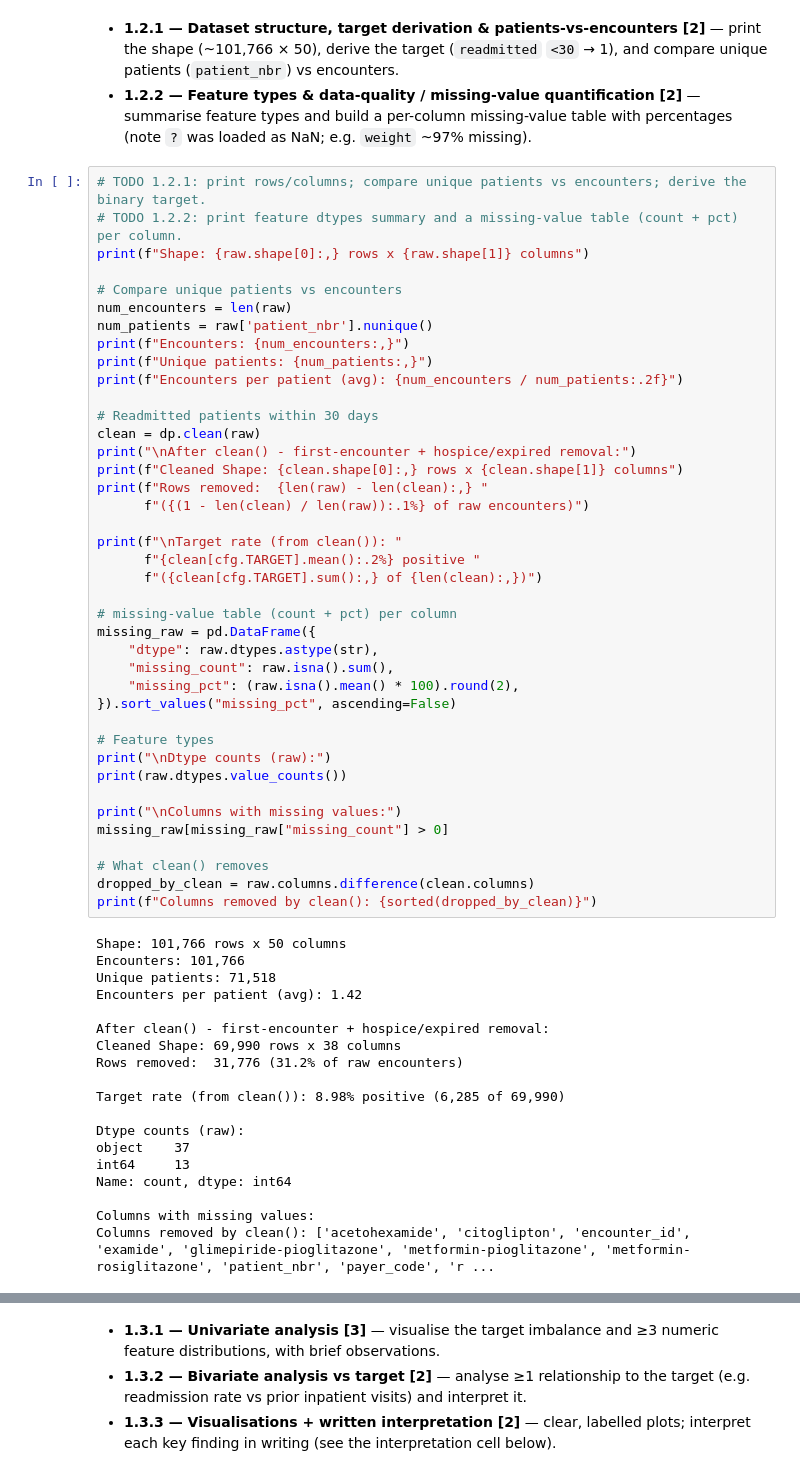
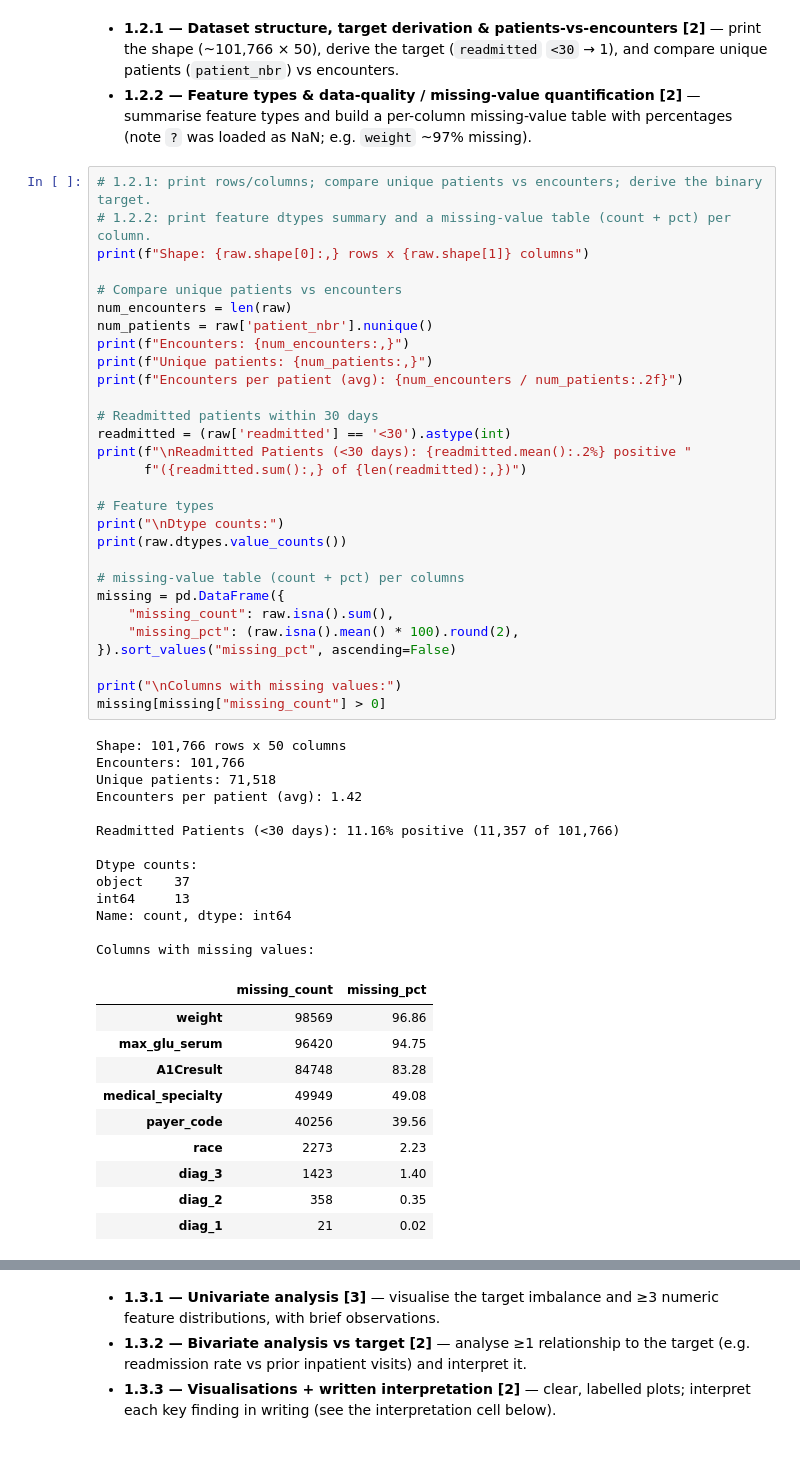
Before and after one commit to junghoona/hospital-readmission-prediction, a Jupyter notebook: Data_Preparation.ipynb, the cells around one changed output, grey strips where cells are left out. Drawn from its saved outputs; the diff is of its cells as text.

```diff
--- a/Data_Preparation.ipynb
+++ b/Data_Preparation.ipynb
@@ -47,62 +63,56 @@ raw.head(3)
 - **1.2.1 — Dataset structure, target derivation & patients-vs-encounters [2]** — print the shape (~101,766 × 50), derive the target (`readmitted` `<30` → 1), and compare unique patients (`patient_nbr`) vs encounters.
 - **1.2.2 — Feature types & data-quality / missing-value quantification [2]** — summarise feature types and build a per-column missing-value table with percentages (note `?` was loaded as NaN; e.g. `weight` ~97% missing).
 # %%
-# TODO 1.2.1: print rows/columns; compare unique patients vs encounters; derive the binary target.
-# TODO 1.2.2: print feature dtypes summary and a missing-value table (count + pct) per column.
+# 1.2.1: print rows/columns; compare unique patients vs encounters; derive the binary target.
+# 1.2.2: print feature dtypes summary and a missing-value table (count + pct) per column.
 print(f"Shape: {raw.shape[0]:,} rows x {raw.shape[1]} columns")
 
 # Compare unique patients vs encounters
 num_encounters = len(raw)
 num_patients = raw['patient_nbr'].nunique()
 print(f"Encounters: {num_encounters:,}")
 print(f"Unique patients: {num_patients:,}")
 print(f"Encounters per patient (avg): {num_encounters / num_patients:.2f}")
 
 # Readmitted patients within 30 days
-clean = dp.clean(raw)
-print("\nAfter clean() - first-encounter + hospice/expired removal:")
-print(f"Cleaned Shape: {clean.shape[0]:,} rows x {clean.shape[1]} columns")
-print(f"Rows removed:  {len(raw) - len(clean):,} "
-      f"({(1 - len(clean) / len(raw)):.1%} of raw encounters)")
+readmitted = (raw['readmitted'] == '<30').astype(int)
+print(f"\nReadmitted Patients (<30 days): {readmitted.mean():.2%} positive "
+      f"({readmitted.sum():,} of {len(readmitted):,})")
 
-print(f"\nTarget rate (from clean()): "
-      f"{clean[cfg.TARGET].mean():.2%} positive "
-      f"({clean[cfg.TARGET].sum():,} of {len(clean):,})")
+# Feature types
+print("\nDtype counts:")
+print(raw.dtypes.value_counts())
 
-# missing-value table (count + pct) per column
-missing_raw = pd.DataFrame({
-    "dtype": raw.dtypes.astype(str),
+# missing-value table (count + pct) per columns
+missing = pd.DataFrame({
     "missing_count": raw.isna().sum(),
     "missing_pct": (raw.isna().mean() * 100).round(2),
 }).sort_values("missing_pct", ascending=False)
 
-# Feature types
-print("\nDtype counts (raw):")
-print(raw.dtypes.value_counts())
-
 print("\nColumns with missing values:")
-missing_raw[missing_raw["missing_count"] > 0]
-
-# What clean() removes
-dropped_by_clean = raw.columns.difference(clean.columns)
-print(f"Columns removed by clean(): {sorted(dropped_by_clean)}")
+missing[missing["missing_count"] > 0]
 # %% [output]
 Shape: 101,766 rows x 50 columns
 Encounters: 101,766
 Unique patients: 71,518
 Encounters per patient (avg): 1.42
 
-After clean() - first-encounter + hospice/expired removal:
-Cleaned Shape: 69,990 rows x 38 columns
-Rows removed:  31,776 (31.2% of raw encounters)
+Readmitted Patients (<30 days): 11.16% positive (11,357 of 101,766)
 
-Target rate (from clean()): 8.98% positive (6,285 of 69,990)
-
-Dtype counts (raw):
+Dtype counts:
 object    37
 int64     13
 Name: count, dtype: int64
 
 Columns with missing values:
-Columns removed by clean(): ['acetohexamide', 'citoglipton', 'encounter_id', 'examide', 'glimepiride-pioglitazone', 'metformin-pioglitazone', 'metformin-rosiglitazone', 'patient_nbr', 'payer_code', 'r ...
+|  | missing_count | missing_pct |
+| weight | 98569 | 96.86 |
+| max_glu_serum | 96420 | 94.75 |
+| A1Cresult | 84748 | 83.28 |
+| medical_specialty | 49949 | 49.08 |
+| payer_code | 40256 | 39.56 |
+| race | 2273 | 2.23 |
+| diag_3 | 1423 | 1.40 |
+| diag_2 | 358 | 0.35 |
+| diag_1 | 21 | 0.02 |
 # %% [markdown]
```
Also changed, not shown: parts of 15 cells of this notebook, 1 other file.
